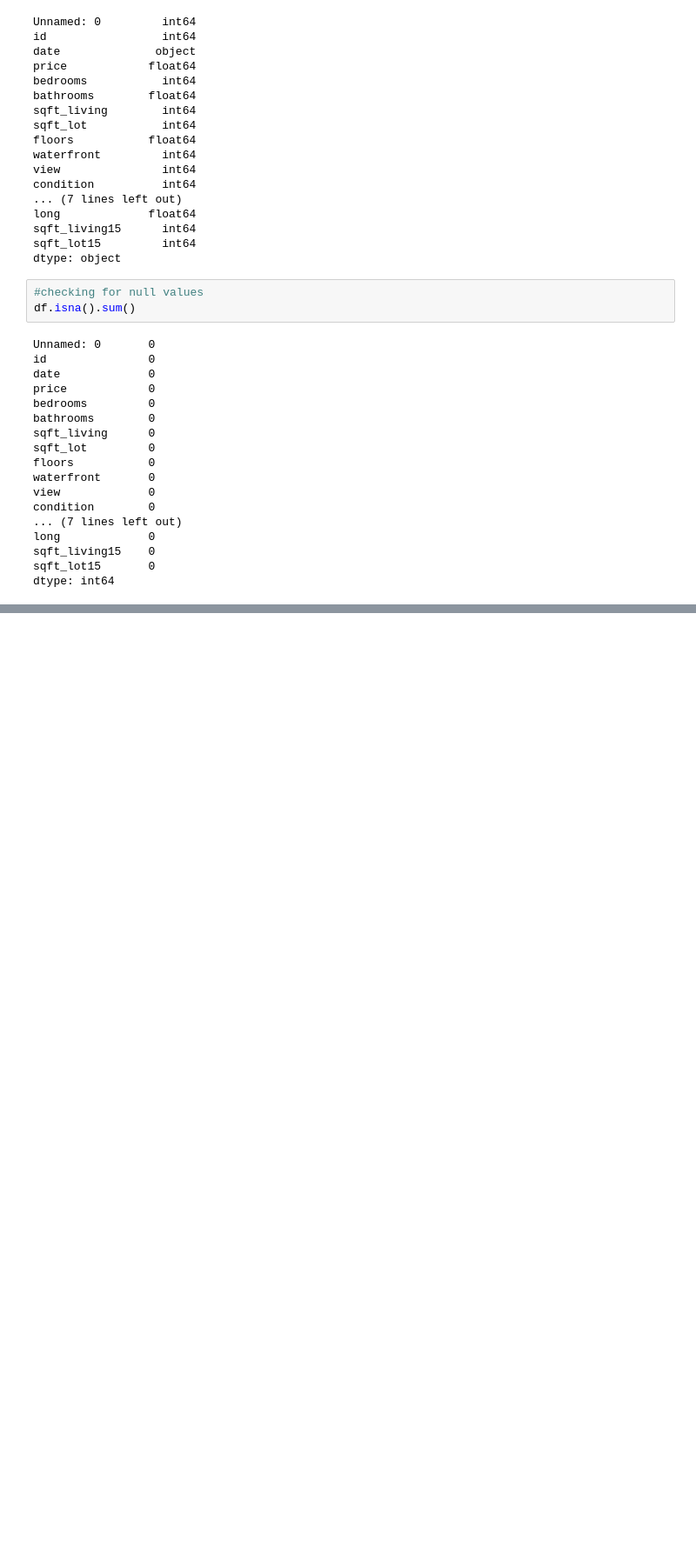
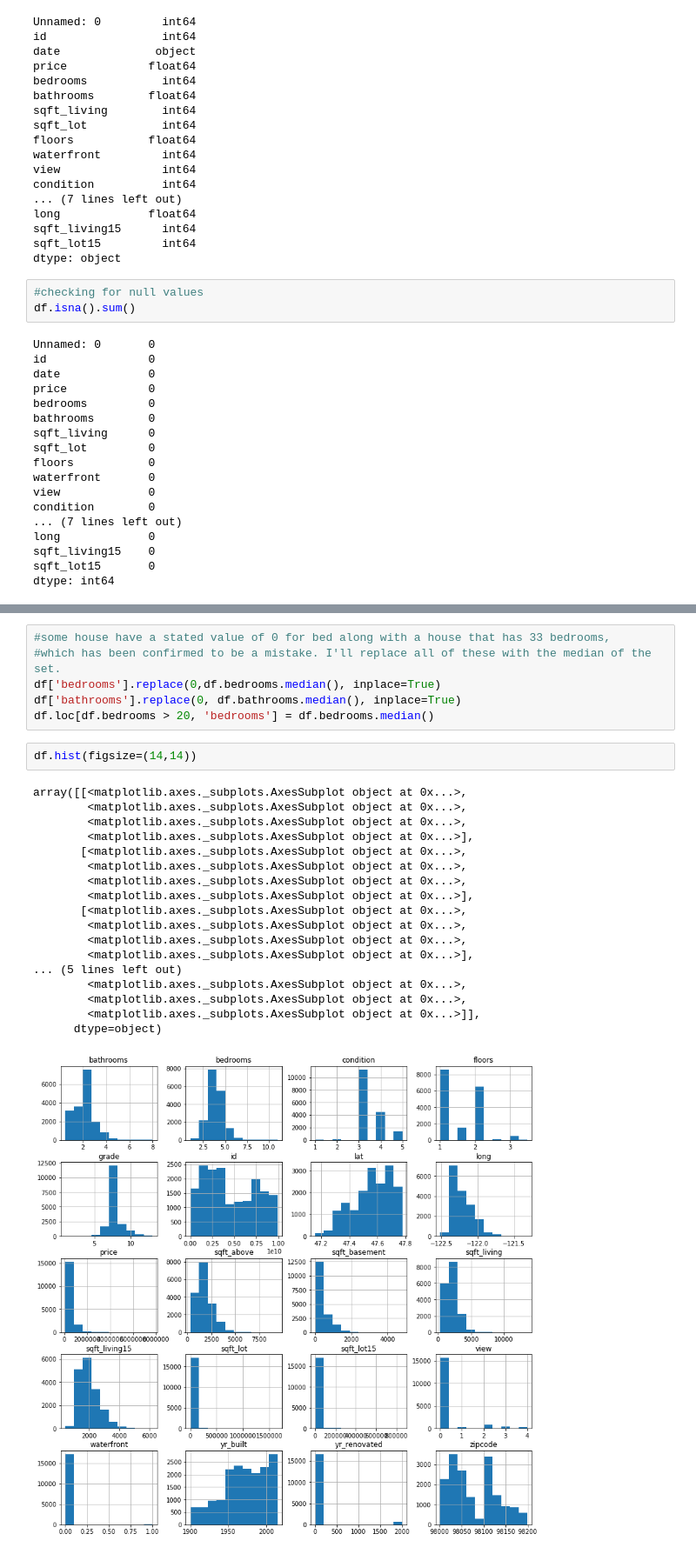
Before and after one commit to Kelvin-Arellano/housing_prices, a Jupyter notebook: Initial_predict.ipynb, the cells around one changed output, grey strips where cells are left out. Shown: that part at 87% size. Drawn from its saved outputs; the diff is of its cells as text; blank space fills up the shorter version.

```diff
--- a/Initial_predict.ipynb
+++ b/Initial_predict.ipynb
@@ -74,0 +94,27 @@ df.head()
+# %%
+#some house have a stated value of 0 for bed along with a house that has 33 bedrooms,
+#which has been confirmed to be a mistake. I'll replace all of these with the median of the set.
+df['bedrooms'].replace(0,df.bedrooms.median(), inplace=True)
+df['bathrooms'].replace(0, df.bathrooms.median(), inplace=True)
+df.loc[df.bedrooms > 20, 'bedrooms'] = df.bedrooms.median()
+# %%
+df.hist(figsize=(14,14))
+# %% [output]
+array([[<matplotlib.axes._subplots.AxesSubplot object at 0x...>,
+        <matplotlib.axes._subplots.AxesSubplot object at 0x...>,
+        <matplotlib.axes._subplots.AxesSubplot object at 0x...>,
+        <matplotlib.axes._subplots.AxesSubplot object at 0x...>],
+       [<matplotlib.axes._subplots.AxesSubplot object at 0x...>,
+        <matplotlib.axes._subplots.AxesSubplot object at 0x...>,
+        <matplotlib.axes._subplots.AxesSubplot object at 0x...>,
+        <matplotlib.axes._subplots.AxesSubplot object at 0x...>],
+       [<matplotlib.axes._subplots.AxesSubplot object at 0x...>,
+        <matplotlib.axes._subplots.AxesSubplot object at 0x...>,
+        <matplotlib.axes._subplots.AxesSubplot object at 0x...>,
+        <matplotlib.axes._subplots.AxesSubplot object at 0x...>],
+... (5 lines left out)
+        <matplotlib.axes._subplots.AxesSubplot object at 0x...>,
+        <matplotlib.axes._subplots.AxesSubplot object at 0x...>,
+        <matplotlib.axes._subplots.AxesSubplot object at 0x...>]],
+      dtype=object)
+[figure, added]
```
Also changed, not shown: parts of 3 cells of this notebook.
